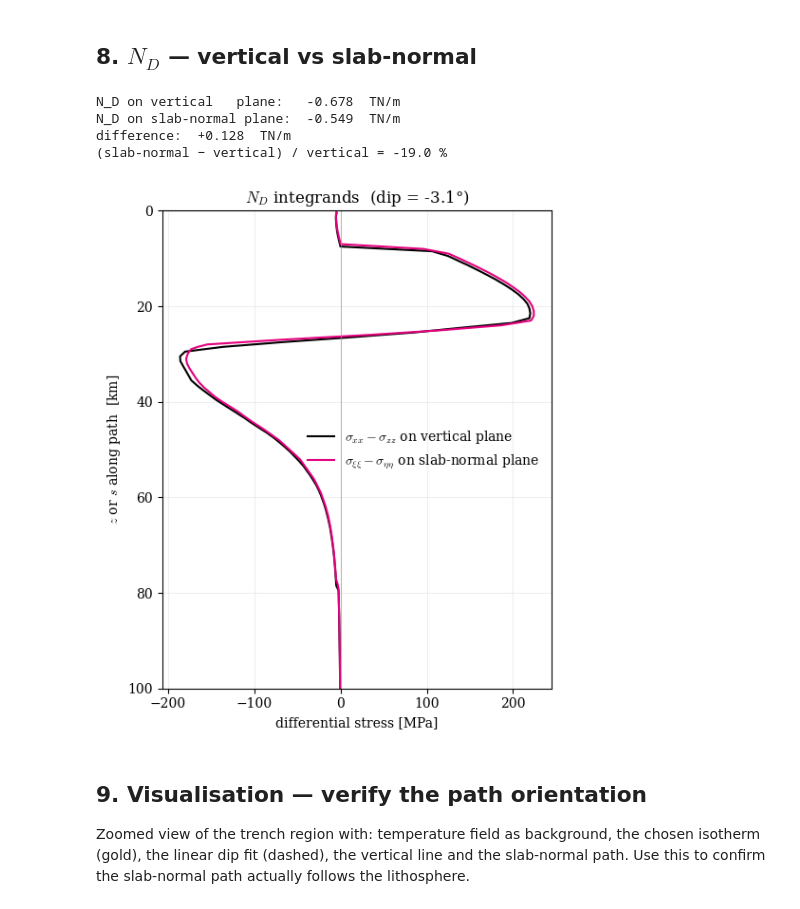
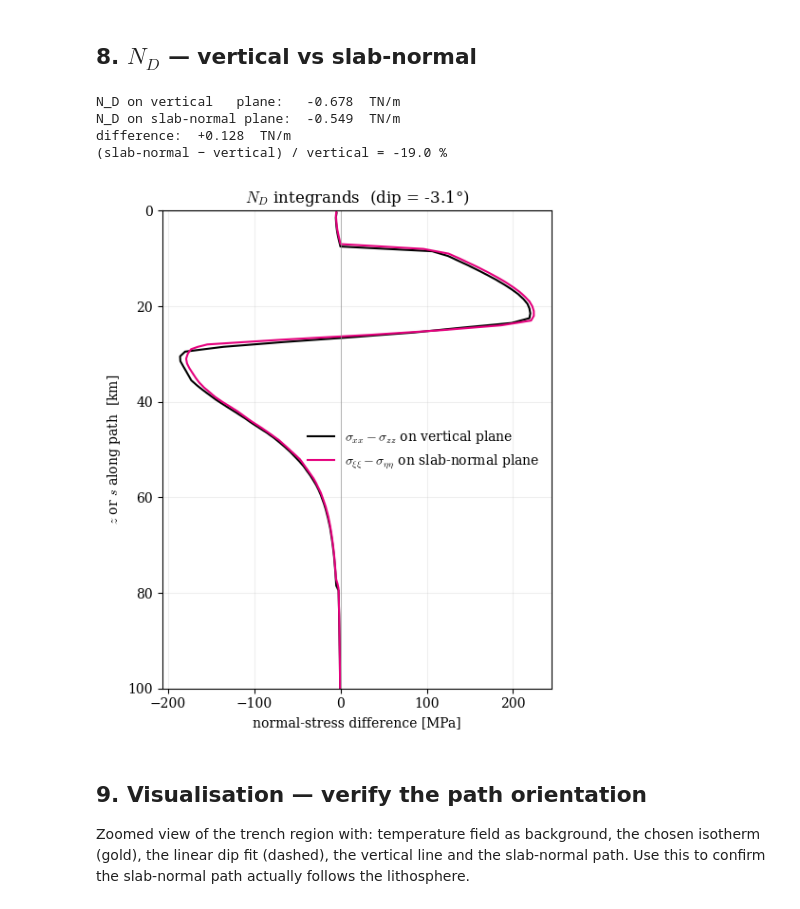
Before and after one commit to dansand/trench_pull_fluidity, a Jupyter notebook: notebooks/further_analysis/fluidity_slab_normal_FD.ipynb, the cells around one changed output. Cells and saved outputs as stored; diff of their text form; code cells hidden in the pictures.

```diff
--- a/notebooks/further_analysis/fluidity_slab_normal_FD.ipynb
+++ b/notebooks/further_analysis/fluidity_slab_normal_FD.ipynb
@@ -230,34 +230,34 @@ diff_vertical = txx[:, tindx] - tzz[:, tindx]   # along the vertical column
 # %%
 F_D_vertical    = np.trapz(diff_vertical, z)
 F_D_slab_normal = np.trapz(diff_rotated[np.isfinite(diff_rotated)],
                             s_path[np.isfinite(diff_rotated)])
 
 print(f'N_D on vertical   plane:  {F_D_vertical    * 1e-12:+7.3f}  TN/m')
 print(f'N_D on slab-normal plane: {F_D_slab_normal * 1e-12:+7.3f}  TN/m')
 print(f'difference: {(F_D_slab_normal - F_D_vertical)*1e-12:+7.3f}  TN/m')
 print(f'(slab-normal − vertical) / vertical = {(F_D_slab_normal/F_D_vertical - 1)*100:+.1f} %' if F_D_vertical != 0 else '')
 
 # Plot the integrand on each path so you can see WHERE N_D comes from
 fig, ax = plt.subplots(figsize=(5, 6))
 ax.plot(diff_vertical*1e-6, z*1e-3, 'k-', lw=1.5, label=r'$\sigma_{xx}-\sigma_{zz}$ on vertical plane')
 ax.plot(diff_rotated *1e-6, s_path*1e-3, color='#E5007D', lw=1.5,
         label=r'$\sigma_{\xi\xi}-\sigma_{\eta\eta}$ on slab-normal plane')
 ax.axvline(0, color='0.6', lw=0.5)
 ax.invert_yaxis()
-ax.set_xlabel('differential stress [MPa]')
+ax.set_xlabel('normal-stress difference [MPa]')
 ax.set_ylabel(r'$z$ or $s$ along path  [km]')
 ax.legend(frameon=False)
 ax.grid(alpha=0.2)
 ax.set_ylim(100, 0)
 ax.set_title(f'$N_D$ integrands  (dip = {np.rad2deg(dip):.1f}°)')
 fig.tight_layout()
 plt.show()
 # %% [output]
 N_D on vertical   plane:   -0.678  TN/m
 N_D on slab-normal plane:  -0.549  TN/m
 difference:  +0.128  TN/m
 (slab-normal − vertical) / vertical = -19.0 %
-[figure, old version]
+[figure, new version]
 # %% [markdown]
 ## 9. Visualisation — verify the path orientation
 
```
Also changed, not shown: parts of 6 cells of this notebook, 18 other files.
